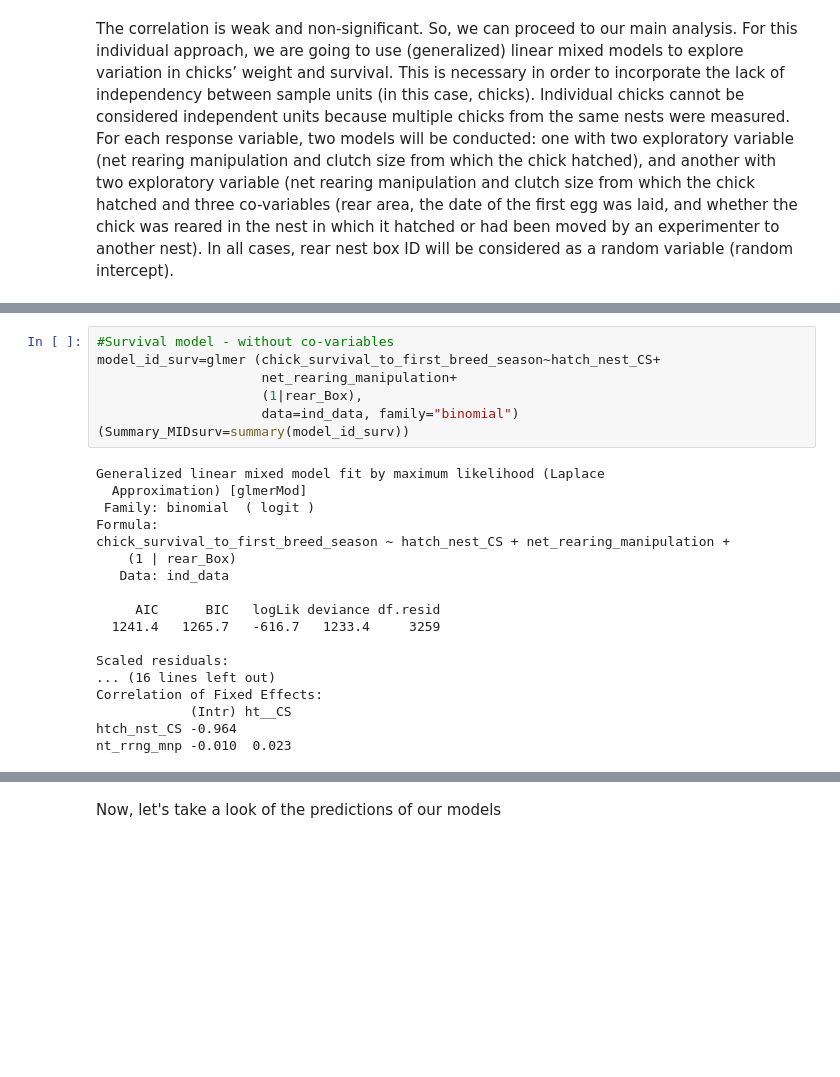
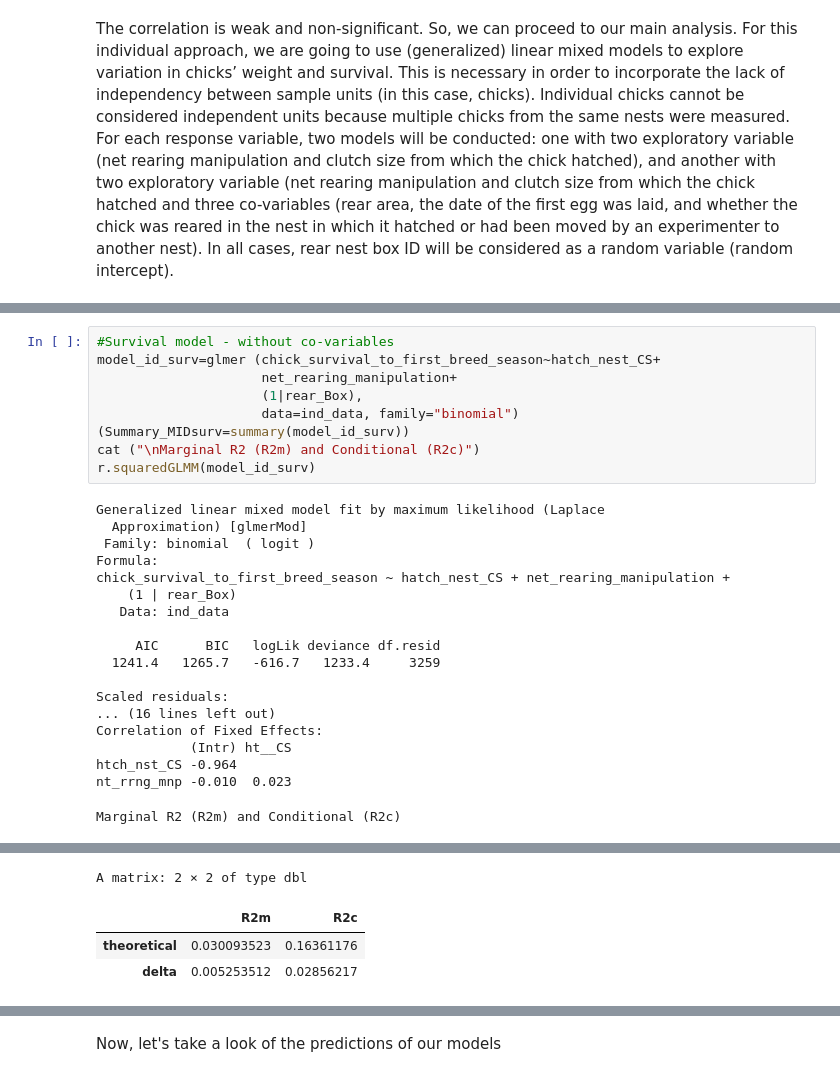
Before and after one commit to fkeppeler/Is-the-growth-of-nestling-blue-tits-influenced-by-competition-, a Jupyter notebook: blue_tits_analysis.ipynb, the cells around one changed output, grey strips where cells are left out. Saved outputs shown, nothing was run; the diff lists cells and outputs as text; blank space fills up the shorter version.

```diff
--- a/blue_tits_analysis.ipynb
+++ b/blue_tits_analysis.ipynb
@@ -506,6 +524,8 @@ model_id_surv=glmer (chick_survival_to_first_breed_season~hatch_nest_CS+
                      (1|rear_Box),
                      data=ind_data, family="binomial")
 (Summary_MIDsurv=summary(model_id_surv))
+cat ("\nMarginal R2 (R2m) and Conditional (R2c)")
+r.squaredGLMM(model_id_surv)
 # %% [output]
 Generalized linear mixed model fit by maximum likelihood (Laplace
   Approximation) [glmerMod]
@@ -524,3 +544,4 @@ Correlation of Fixed Effects:
             (Intr) ht__CS
 htch_nst_CS -0.964
 nt_rrng_mnp -0.010  0.023
+Marginal R2 (R2m) and Conditional (R2c)
@@ -527,3 +550,7 @@ nt_rrng_mnp -0.010  0.023
+A matrix: 2 × 2 of type dbl
+|  | R2m | R2c |
+| theoretical | 0.030093523 | 0.16361176 |
+| delta | 0.005253512 | 0.02856217 |
 # %%
 #Survival model - without co-variables
 model_id_surv_cov=glmer (chick_survival_to_first_breed_season~hatch_nest_CS+
```
Also changed, not shown: parts of 7 cells of this notebook.
